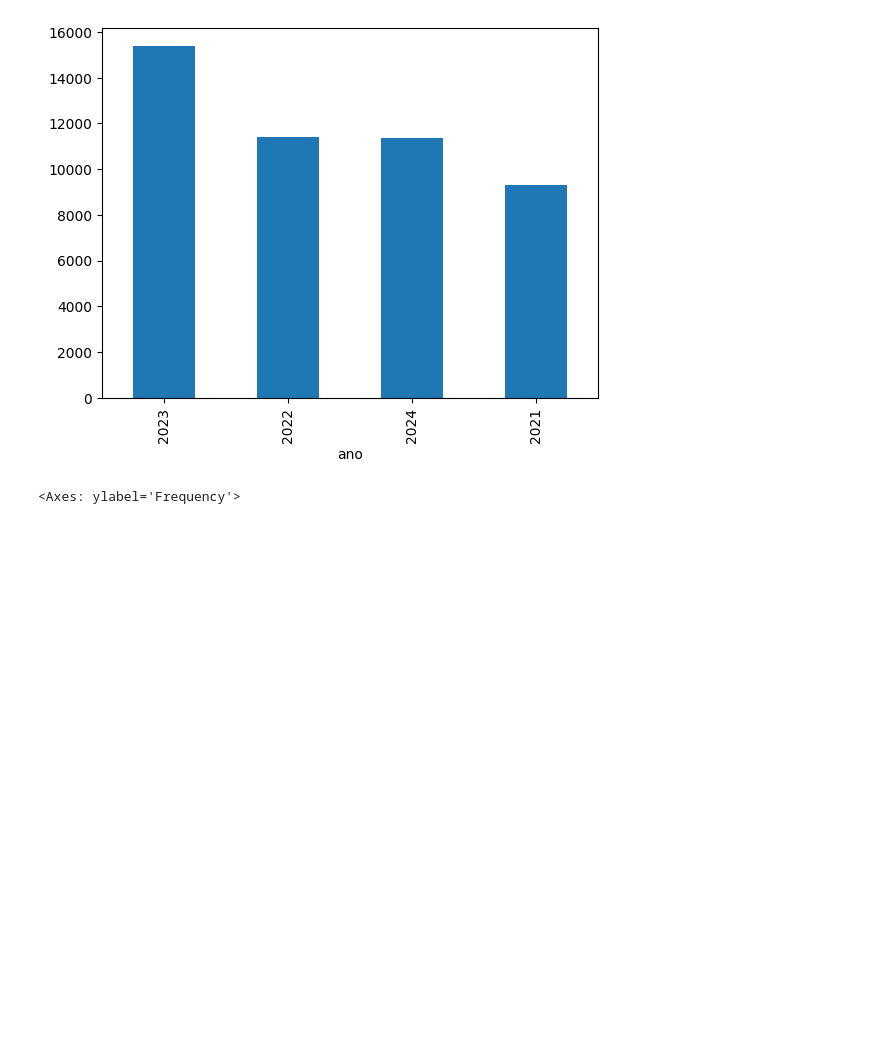
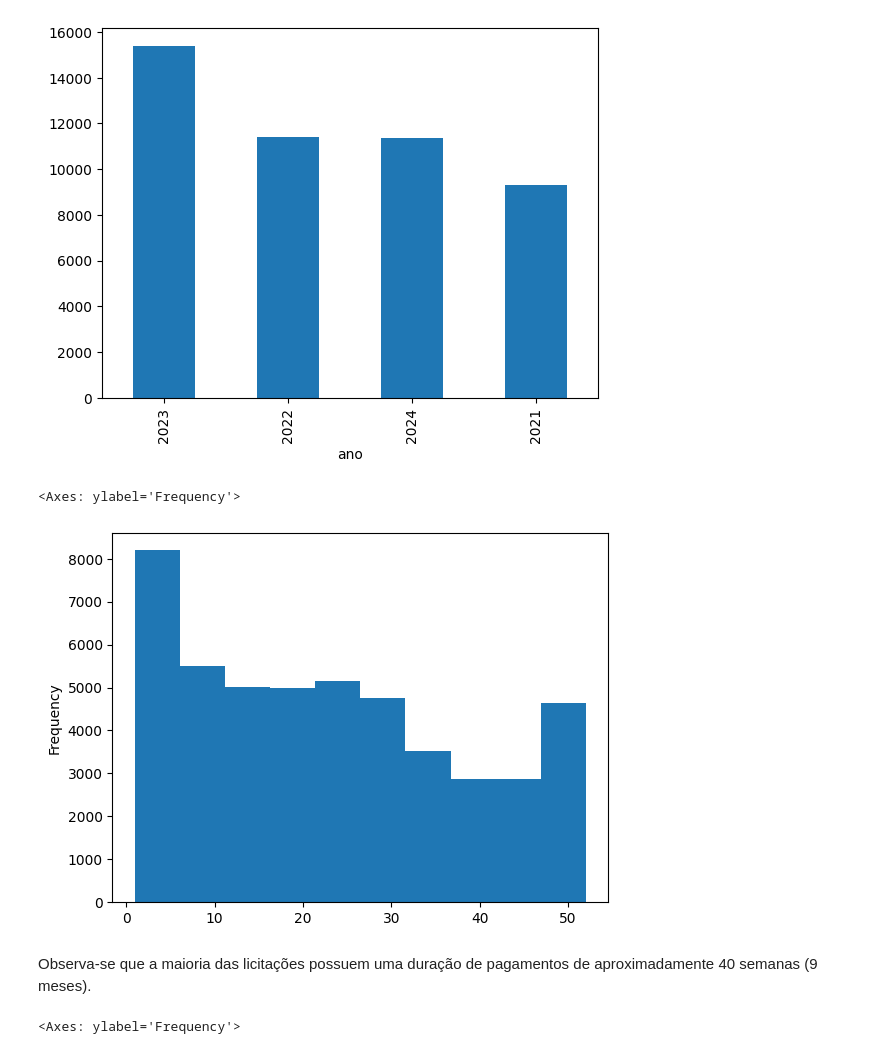
Before and after one commit to eduardoplima/ml-licitacoes, a Jupyter notebook: nao-supervisionado.ipynb, the cells around one changed output. Saved outputs shown, nothing was run; the diff lists cells and outputs as text; code cells hidden in the pictures; blank space fills up the shorter version.

```diff
--- a/nao-supervisionado.ipynb
+++ b/nao-supervisionado.ipynb
@@ -75,6 +113,13 @@ df.ano.value_counts().plot(kind='bar')
 # %% [output]
 <Axes: xlabel='ano'>
 [figure]
+# %%
+df.semana_publicacao.plot(kind='hist')
+# %% [output]
+<Axes: ylabel='Frequency'>
+[figure, added]
+# %% [markdown]
+Observa-se que a maioria das licitações possuem uma duração de pagamentos de aproximadamente 40 semanas (9 meses).
 # %%
 df.semanas_pagamentos.plot(kind='hist')
 # %% [output]
```
Also changed, not shown: parts of 52 cells of this notebook, 3 other files.
